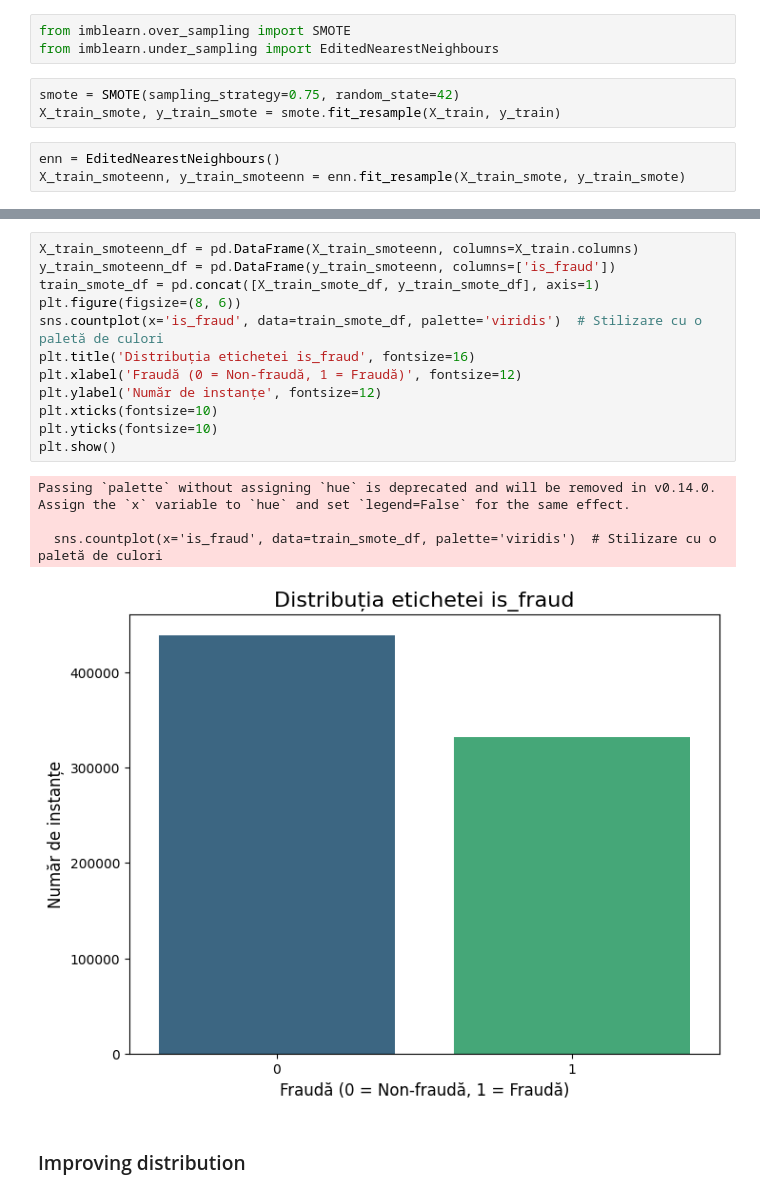
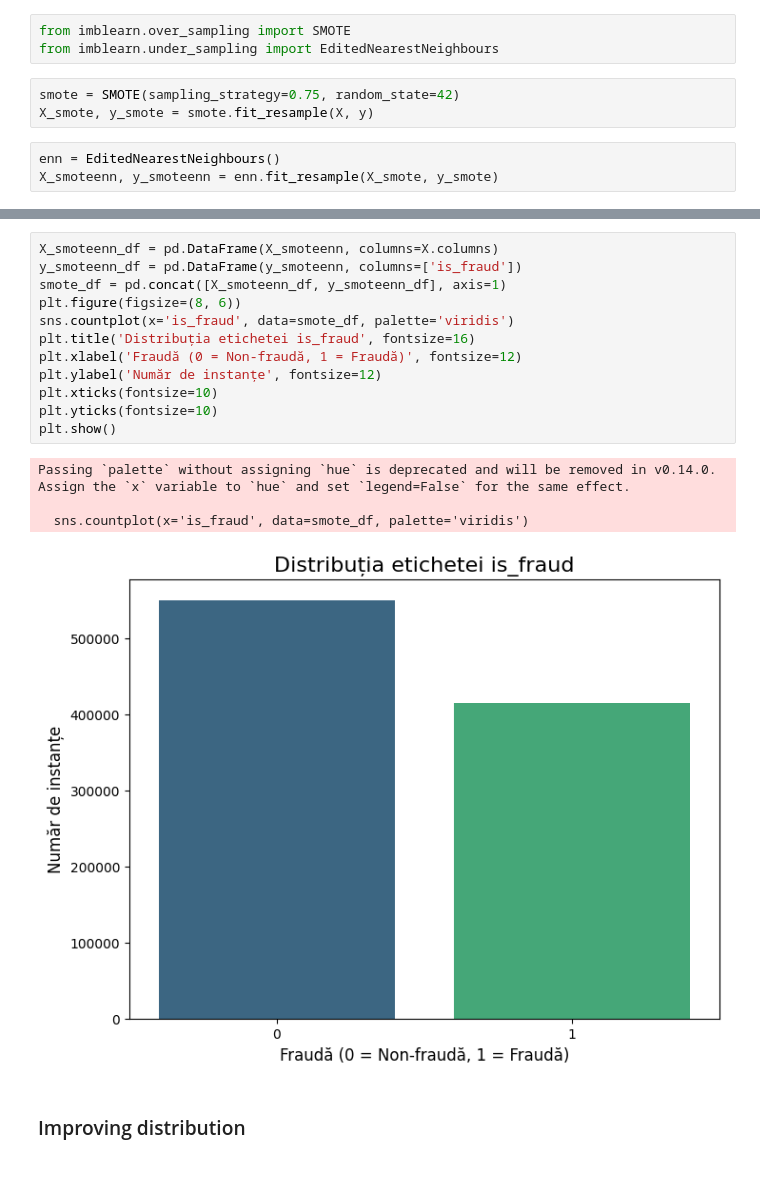
Before and after one commit to GabrielVrabie007/Project_Sigmoid_AI, a Jupyter notebook: analysis/data_balancing.ipynb, the cells around one changed output, grey strips where cells are left out. Drawn from its saved outputs; the diff is of its cells as text.

```diff
--- a/analysis/data_balancing.ipynb
+++ b/analysis/data_balancing.ipynb
@@ -128,8 +126,8 @@ from imblearn.over_sampling import SMOTE
 from imblearn.under_sampling import EditedNearestNeighbours
 # %%
 smote = SMOTE(sampling_strategy=0.75, random_state=42)
-X_train_smote, y_train_smote = smote.fit_resample(X_train, y_train)
+X_smote, y_smote = smote.fit_resample(X, y)
 # %%
 enn = EditedNearestNeighbours()
-X_train_smoteenn, y_train_smoteenn = enn.fit_resample(X_train_smote, y_train_smote)
+X_smoteenn, y_smoteenn = enn.fit_resample(X_smote, y_smote)
 # %%
@@ -160,21 +159,21 @@ is_fraud
 Name: proportion, dtype: float64
 # %%
-X_train_smoteenn_df = pd.DataFrame(X_train_smoteenn, columns=X_train.columns)
-y_train_smoteenn_df = pd.DataFrame(y_train_smoteenn, columns=['is_fraud'])
-train_smote_df = pd.concat([X_train_smote_df, y_train_smote_df], axis=1)
+X_smoteenn_df = pd.DataFrame(X_smoteenn, columns=X.columns)
+y_smoteenn_df = pd.DataFrame(y_smoteenn, columns=['is_fraud'])
+smote_df = pd.concat([X_smoteenn_df, y_smoteenn_df], axis=1)
 plt.figure(figsize=(8, 6))
-sns.countplot(x='is_fraud', data=train_smote_df, palette='viridis')  # Stilizare cu o paletă de culori
+sns.countplot(x='is_fraud', data=smote_df, palette='viridis')
 plt.title('Distribuția etichetei is_fraud', fontsize=16)
 plt.xlabel('Fraudă (0 = Non-fraudă, 1 = Fraudă)', fontsize=12)
 plt.ylabel('Număr de instanțe', fontsize=12)
 plt.xticks(fontsize=10)
 plt.yticks(fontsize=10)
 plt.show()
 # %% [output]
 Passing `palette` without assigning `hue` is deprecated and will be removed in v0.14.0. Assign the `x` variable to `hue` and set `legend=False` for the same effect.
 
-  sns.countplot(x='is_fraud', data=train_smote_df, palette='viridis')  # Stilizare cu o paletă de culori
+  sns.countplot(x='is_fraud', data=smote_df, palette='viridis')
-[figure, old version]
+[figure, new version]
 # %% [markdown]
 ### Improving distribution
 # %%
```
Also changed, not shown: parts of 38 cells of this notebook, 1 other file.
